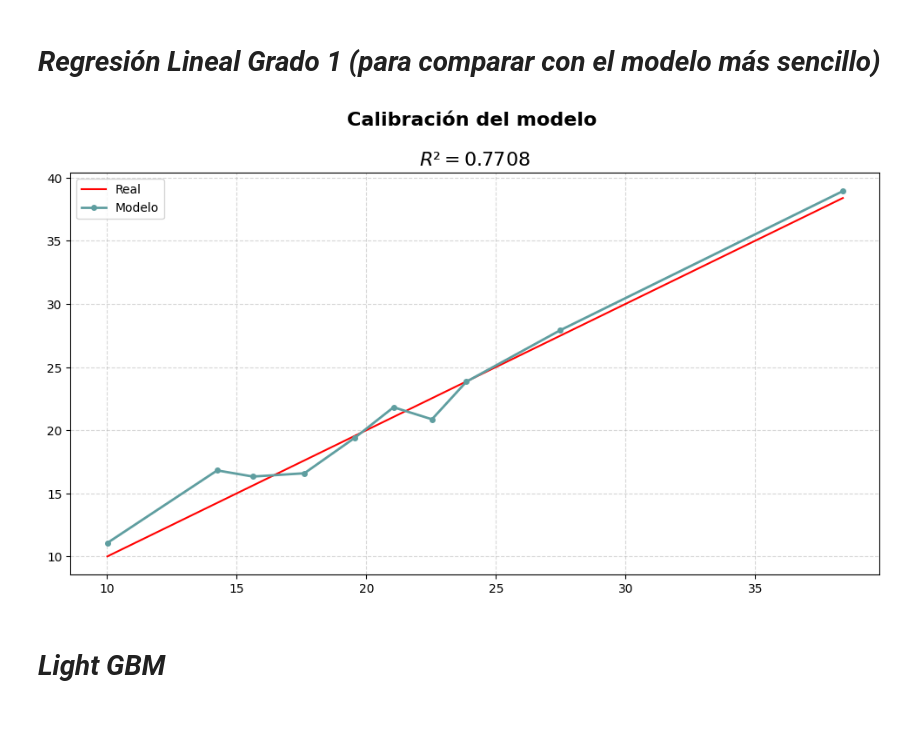
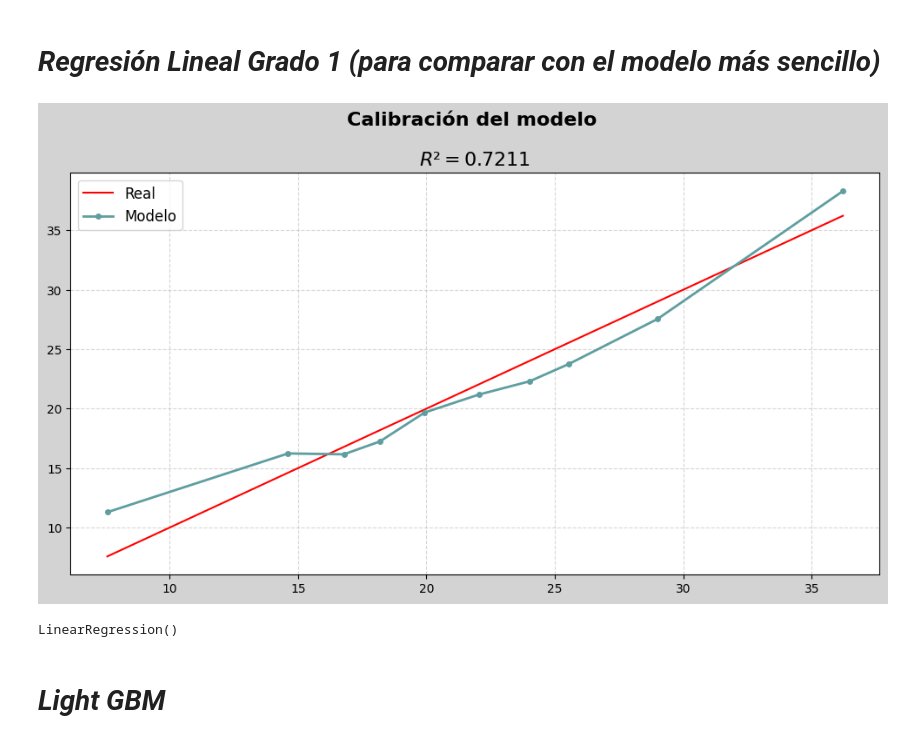
Before and after one commit to luisejdm/Aprendizaje_Estadistico, a Jupyter notebook: Tareas/tarea08.ipynb, the cells around one changed output. Saved outputs shown, nothing was run; the diff lists cells and outputs as text; code cells hidden in the pictures.

```diff
--- a/Tareas/tarea08.ipynb
+++ b/Tareas/tarea08.ipynb
@@ -126,13 +236,10 @@ df.head()
 # %% [markdown]
 # *Regresión Lineal Grado 1 (para comparar con el modelo más sencillo)*
-# %%
-target = 'medv'
-X = df.copy().drop(target, axis=1)
-y = df[target]
-
-polynomial(X, y, LinearRegression(), 2, 10)
-# %% [output]
-[figure, removed]
+# %%
+polynomial(X, y, LinearRegression(), 1, 10)
+# %% [output]
+[figure, added]
+LinearRegression()
 # %% [markdown]
 # *Light GBM*
 # %%
```
Also changed, not shown: parts of 14 cells of this notebook, 15 other files.
